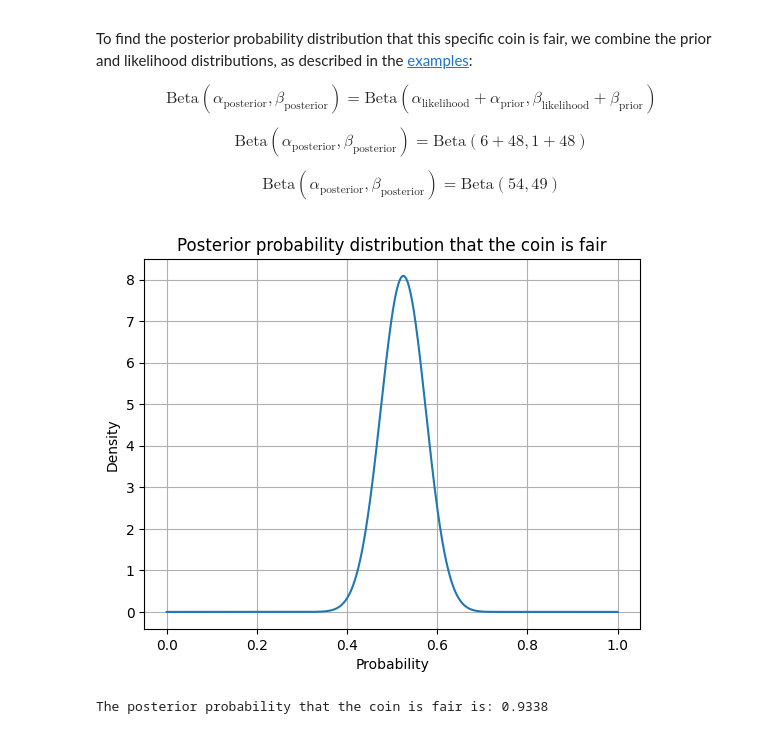
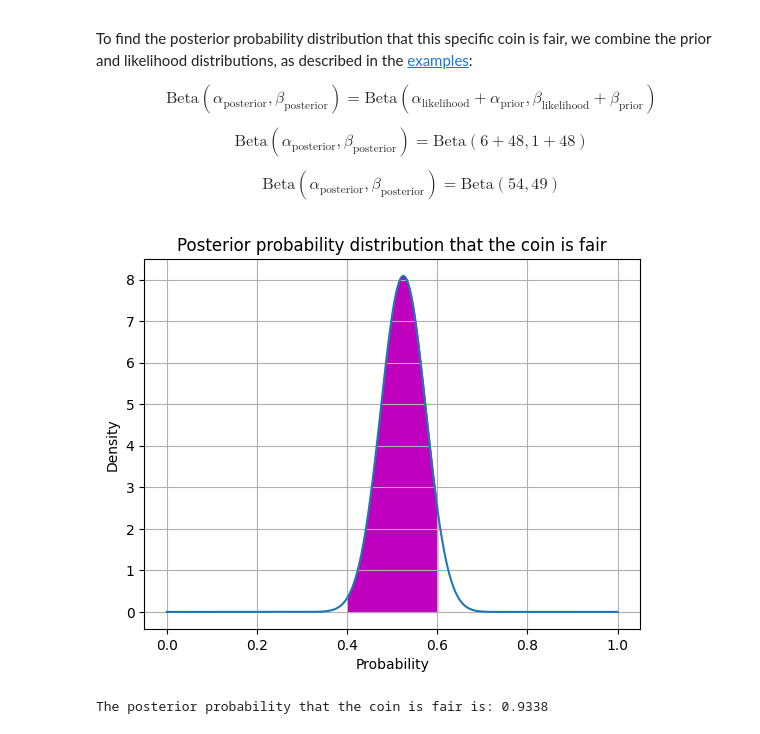
Before and after one commit to TecKnow/learning, a Jupyter notebook: Chapter_9.ipynb, the cells around one changed output. Cells and saved outputs as stored; diff of their text form; code cells hidden in the pictures.

Commit message:
Demonstrate shading under a curve in matplotlib

```diff
--- a/Chapter_9.ipynb
+++ b/Chapter_9.ipynb
@@ -173,18 +173,19 @@ $$
 # %%
 fig, ax = plt.subplots(1,1)
 
 posterior_alpha = 54
 posterior_beta = 49
 
 x = np.linspace(0, 1, 1000)
 ax.grid(True)
 ax.set_title("Posterior probability distribution that the coin is fair")
 ax.set_xlabel("Probability")
 ax.set_ylabel("Density")
 ax.plot(x, beta.pdf(x, posterior_alpha, posterior_beta))
+ax.fill_between(x, 0, beta.pdf(x, posterior_alpha, posterior_beta), where=((x<.6) & (x>.4)), color="m")
 plt.show()
 # %% [output]
-[figure, old version]
+[figure, new version]
 # %%
 posterior_alpha = 54
 posterior_beta = 49
```
Also changed, not shown: parts of 1 cell of this notebook.
